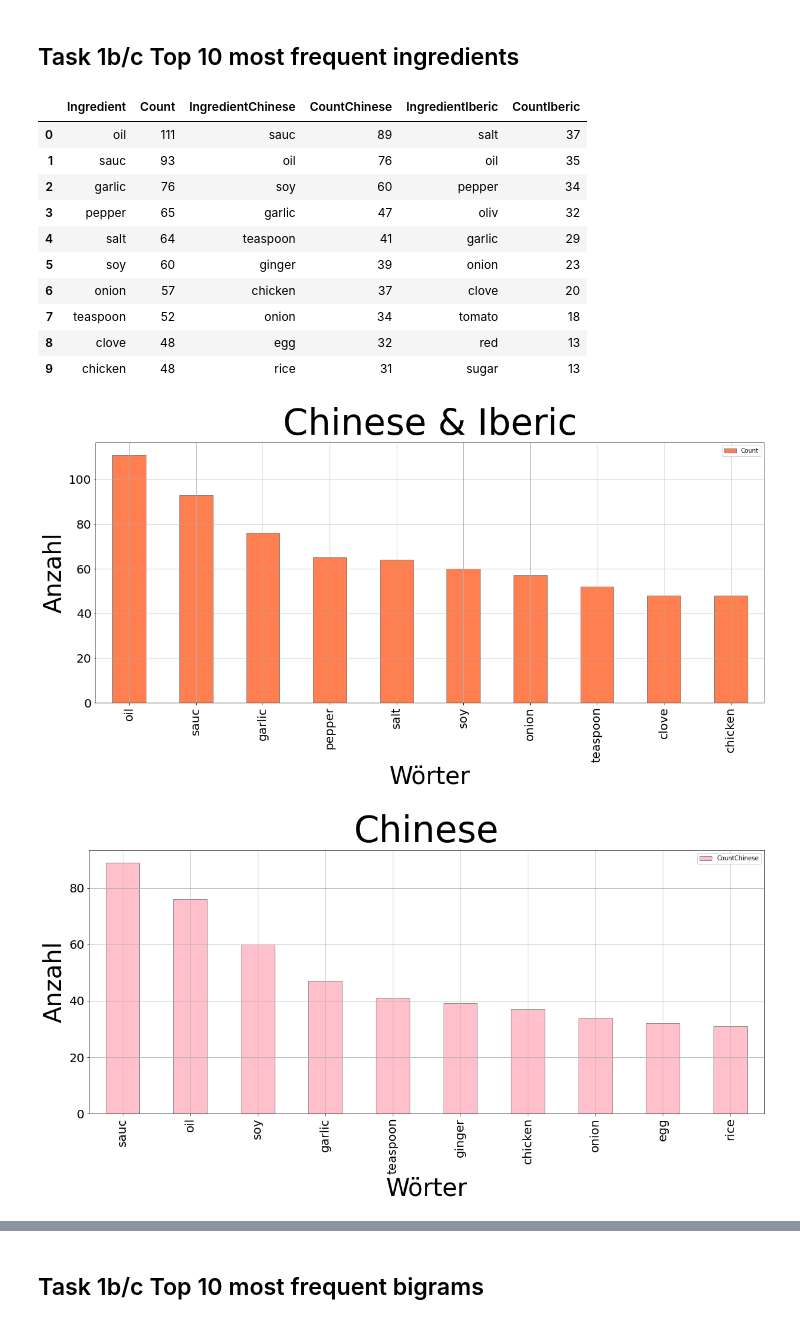
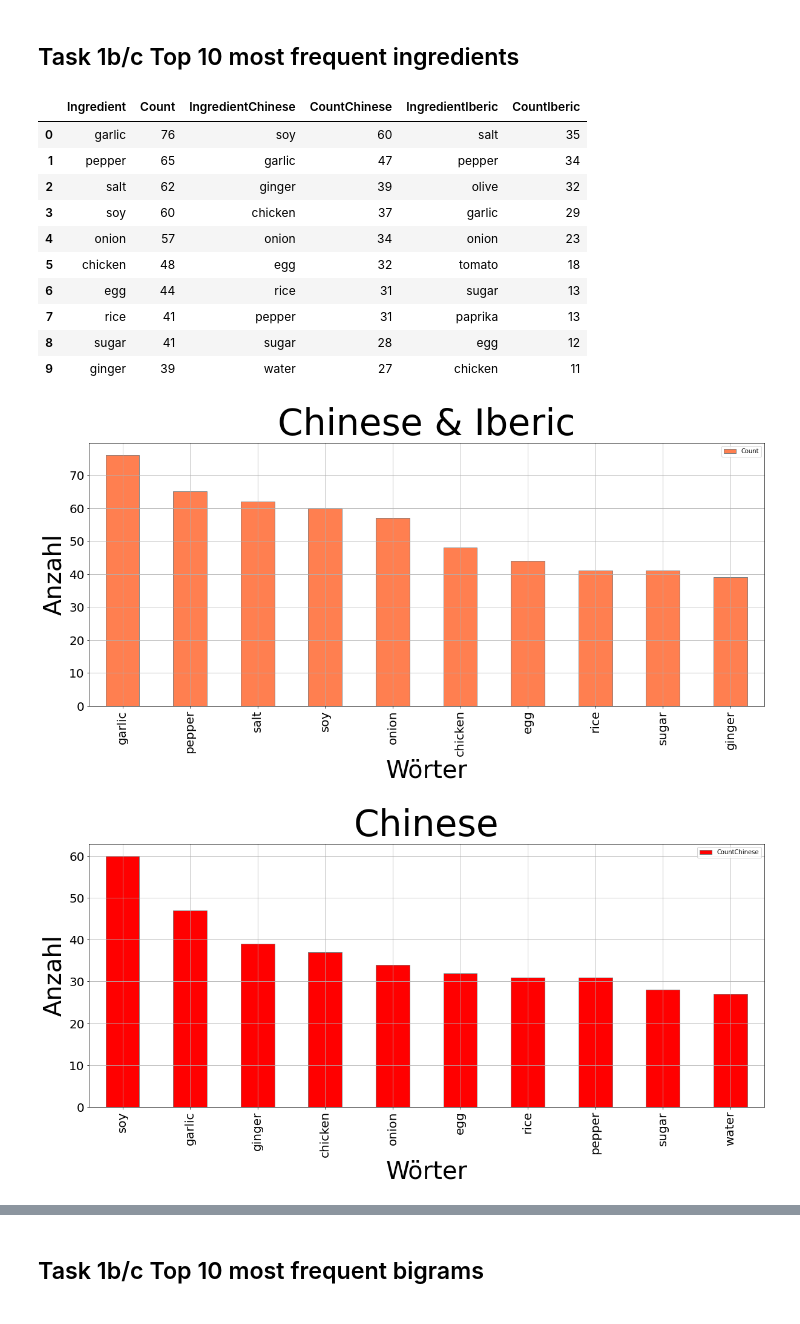
Before and after one commit to leanderpeter/Recipe-Text-Analyzer-Multi-Classification, a Jupyter notebook: Task 1/Task 1b.ipynb, the cells around one changed output, grey strips where cells are left out. Saved outputs shown, nothing was run; the diff lists cells and outputs as text; code cells hidden in the pictures.

```diff
--- a/Task 1/Task 1b.ipynb
+++ b/Task 1/Task 1b.ipynb
@@ -120,19 +120,20 @@ lemmatizer = WordNetLemmatizer()
 #Source for list below
 #https://en.wikipedia.org/wiki/Cooking_weights_and_measures
 #https://thebakingpan.com/ingredient-weights-and-measures/
-measures=['teaspoon','teaspoons''cloves','clove','ounces','tablespoons','litrbes','liter','millilitres','mL','grams','g', 'kg','teaspoon','tsp', 'tablespoon','tbsp','fluid', 'ounce','oz','fl.oz', 'cup','pint','pt','quart','qt','gallon','gal','smidgen','drop','pinch','dash','scruple','dessertspoon','teacup','cup','cups','c','pottle','gill','dram','wineglass','coffeespoon','pound','pounded','lb','tbsp','plus','firmly', 'packed','lightly','level','even','rounded','heaping','heaped','sifted','bushel','peck','stick','chopped','sliced','halves', 'shredded','slivered','sliced','whole','paste','whole',' fresh', 'peeled', 'diced','mashed','dried','frozen','fresh','peeled','candied','no', 'pulp','crystallized','canned','crushed','minced','julienned','clove','head', 'small','large','medium', 'torn', 'cleaned', 'degree']
+measures=['teaspoon','teaspoons''cloves','clove','ounces','tablespoons','litrbes','liter','millilitres','mL','grams','gram','g', 'kg','teaspoon','tsp', 'tablespoon','tbsp','fluid', 'ounce','oz','fl.oz', 'cup','pint','pt','quart','qt','gallon','gal','smidgen','drop','pinch','dash','scruple','dessertspoon','teacup','cup','cups','c','pottle','gill','dram','wineglass','coffeespoon','pound','pounded','lb','tbsp','plus','firmly', 'packed','lightly','level','even','rounded','heaping','heaped','sifted','bushel','peck','stick','chopped','sliced','halves', 'shredded','slivered','sliced','whole','paste','whole',' fresh', 'peeled', 'diced','mashed','dried','frozen','fresh','peeled','candied','no', 'pulp','crystallized','canned','crushed','minced','julienned','clove','head', 'small','large','medium', 'torn', 'cleaned', 'degree']
 
 #measures = [lemmatizer.lemmatize(m) for m in measures]
 #some of these include data leakage words, like 'italian' - ok to remove after including bigrams
 data_leaks = ['iberic','greek', 'korean','italianstyle', 'french','thai', 'chinese', 'mexican','spanish','indian','italian']
 
-common_remove=['fine','ground','to','taste', 'and', 'or',  'can',  'into', 'cut', 'grated', 'leaf','package','finely','divided','a','piece','optional','inch','needed','more','drained','for','flake','dry','thinly','cubed','bunch','cube','slice','pod','beaten','seeded','uncooked','root','plain','heavy','halved','crumbled','sweet','with','hot','room','temperature','trimmed','allpurpose','deveined','bulk','seasoning','jar','food','if','bag','mix','in','each','roll','instant','double','such','frying','thawed','whipping','stock','rinsed','mild','sprig','freshly','toasted','link','boiling','cooked','unsalted','container',
+common_remove=['fine','ground','to','taste', 'and', 'or','back'  'can',  'into', 'cut', 'grated', 'leaf','package','finely','divided','a','piece','optional','inch','needed','more','drained','for','flake','dry','thinly','cubed','bunch','cube','slice','pod','beaten','seeded','uncooked','root','plain','heavy','halved','crumbled','sweet','with','hot','room','temperature','trimmed','allpurpose','deveined','bulk','seasoning','jar','food','if','bag','mix','in','each','roll','instant','double','such','frying','thawed','whipping','stock','rinsed','mild','sprig','freshly','toasted','link','boiling','cooked','unsalted','container',
 'cooking','thin','lengthwise','warm','softened','thick','quartered','juiced','pitted','chunk','melted','cold','coloring','puree','cored','stewed','floret','coarsely','the','blanched','zested','sweetened','powdered','garnish','dressing','soup','at','active','lean','chip','sour','long','ripe','skinned','fillet','from','stem','flaked','removed','stalk','unsweetened','cover','crust', 'extra', 'prepared', 'blend', 'of', 'ring',  'undrained', 'about', 'zest', ' ', '', 'spray', 'round', 'herb', 'seasoned', 'wedge', 'bitesize', 'broken', 'square', 'freshly', 'thickly', 'diagonally']
 #common_remove = [lemmatizer.lemmatize(c) for c in common_remove]
 #data_leaks = [lemmatizer.lemmatize(d) for d in data_leaks]
 # due to using bigrams not including
-useless_singles=['','black','white','red','yellow','seed','breast','confectioner','sundried','broth','bell','baby','juice','crumb','sauce','condensed','smoked','basmati','extravirgin','brown','clarified', 'soy', 'filling', 'pine', 'virgin', 'romano', 'heart', 'shell', 'thigh', 'boneless','skinless','split', 'dark', 'wheat', 'light', 'green', 'vegetable', 'curry', 'orange', 'garam', 'sesame', 'strip', 'sea', 'canola', 'mustard','powder', 'ice', 'bay', 'roasted', 'loaf', 'roast', 'powder']
-useless_singles = [lemmatizer.lemmatize(u) for u in useless_singles]
+
+useless_singles=['new','milliliter','milliliters','seeds','seed','breast', 'breasts','teaspoons','teaspoon','oil','black','white','red','yellow','seed','breast','confectioner','sundried','broth','bell','baby','juice','crumb','sauce','condensed','smoked','basmati','extravirgin','brown','clarified', 'filling', 'pine', 'virgin', 'romano', 'heart', 'shell', 'thigh', 'boneless','skinless','split', 'dark', 'wheat', 'light', 'green', 'vegetable', 'curry', 'orange', 'garam', 'sesame', 'strip', 'sea', 'canola', 'mustard','powder', 'ice', 'bay', 'roasted', 'loaf', 'roast', 'powder']
+#useless_singles = [lemmatizer.lemmatize(u) for u in useless_singles]
 # %% [output]
 [nltk_data] Downloading package wordnet to
 [nltk_data]     /Users/adrianawad/nltk_data...
@@ -152,11 +153,10 @@ new_df.head(1)
 # %%
 import nltk
 from nltk.tokenize import RegexpTokenizer
-from nltk.stem import WordNetLemmatizer,PorterStemmer
+from nltk.stem import WordNetLemmatizer
 from nltk.corpus import stopwords
 import re
 lemmatizer = WordNetLemmatizer()
-stemmer = PorterStemmer()
 
 def preprocess(sentence):
     sentence=str(sentence) #stringify
@@ -170,11 +170,12 @@ def preprocess(sentence):
     tokenizer = RegexpTokenizer(r'\w+')
     tokens = tokenizer.tokenize(rem_num)
     filtered_words = [w for w in tokens if len(w) > 2 if not w in stopwords.words('english')]
-    filtered_words = [w for w in filtered_words if not w in measures]
-    filtered_words = [w for w in filtered_words if not w in data_leaks]
-    filtered_words = [w for w in filtered_words if not w in common_remove]
-    stem_words=[stemmer.stem(w) for w in filtered_words]
-    lemma_words=[lemmatizer.lemmatize(w) for w in stem_words]
+    lemma_words=[lemmatizer.lemmatize(w) for w in filtered_words]
+    lemma_words = [w for w in lemma_words if not w in measures]
+    lemma_words = [w for w in lemma_words if not w in data_leaks]
+    lemma_words = [w for w in lemma_words if not w in common_remove]
+    lemma_words = [w for w in lemma_words if not w in useless_singles]
+
     return " ".join(lemma_words)
 
 
@@ -380,16 +381,16 @@ most_frequent_single = pd.concat([df1, df1c, df1i ], axis=1)
 most_frequent_single.head(10)
 # %% [output]
 |  | Ingredient | Count | IngredientChinese | CountChinese | IngredientIberic | CountIberic |
-| 0 | oil | 111 | sauc | 89 | salt | 37 |
-| 1 | sauc | 93 | oil | 76 | oil | 35 |
-| 2 | garlic | 76 | soy | 60 | pepper | 34 |
-| 3 | pepper | 65 | garlic | 47 | oliv | 32 |
-| 4 | salt | 64 | teaspoon | 41 | garlic | 29 |
-| 5 | soy | 60 | ginger | 39 | onion | 23 |
-| 6 | onion | 57 | chicken | 37 | clove | 20 |
-| 7 | teaspoon | 52 | onion | 34 | tomato | 18 |
-| 8 | clove | 48 | egg | 32 | red | 13 |
-| 9 | chicken | 48 | rice | 31 | sugar | 13 |
+| 0 | garlic | 76 | soy | 60 | salt | 35 |
+| 1 | pepper | 65 | garlic | 47 | pepper | 34 |
+| 2 | salt | 62 | ginger | 39 | olive | 32 |
+| 3 | soy | 60 | chicken | 37 | garlic | 29 |
+| 4 | onion | 57 | onion | 34 | onion | 23 |
+| 5 | chicken | 48 | egg | 32 | tomato | 18 |
+| 6 | egg | 44 | rice | 31 | sugar | 13 |
+| 7 | rice | 41 | pepper | 31 | paprika | 13 |
+| 8 | sugar | 41 | sugar | 28 | egg | 12 |
+| 9 | ginger | 39 | water | 27 | chicken | 11 |
 # %%
 df1.plot.bar(x='Ingredient',
          y='Count',
@@ -406,22 +407,22 @@ plt.ylabel('Anzahl', fontsize=40)
 plt.savefig('Top10 Single Chinese and Iberic.png', bbox_inches = 'tight')
 plt.show()
 # %% [output]
-[figure, old version]
+[figure, new version]
 # %%
 df1c.plot.bar(x='IngredientChinese',
          y='CountChinese',
-         color=['pink'],
+         color=['red'],
          fontsize=20,
          figsize=(20, 8),
          edgecolor = "grey",
          grid= True)
 plt.title('Chinese', fontsize=60)
 plt.xlabel('Wörter', fontsize=40)
 plt.ylabel('Anzahl', fontsize=40)
 plt.savefig('Top10 Single Chinese.png', bbox_inches = 'tight')
 plt.show()
 # %% [output]
-[figure, old version]
+[figure, new version]
 # %%
 df1i.plot.bar(x='IngredientIberic',
          y='CountIberic',
```
Also changed, not shown: parts of 26 cells of this notebook, 14 other files.
